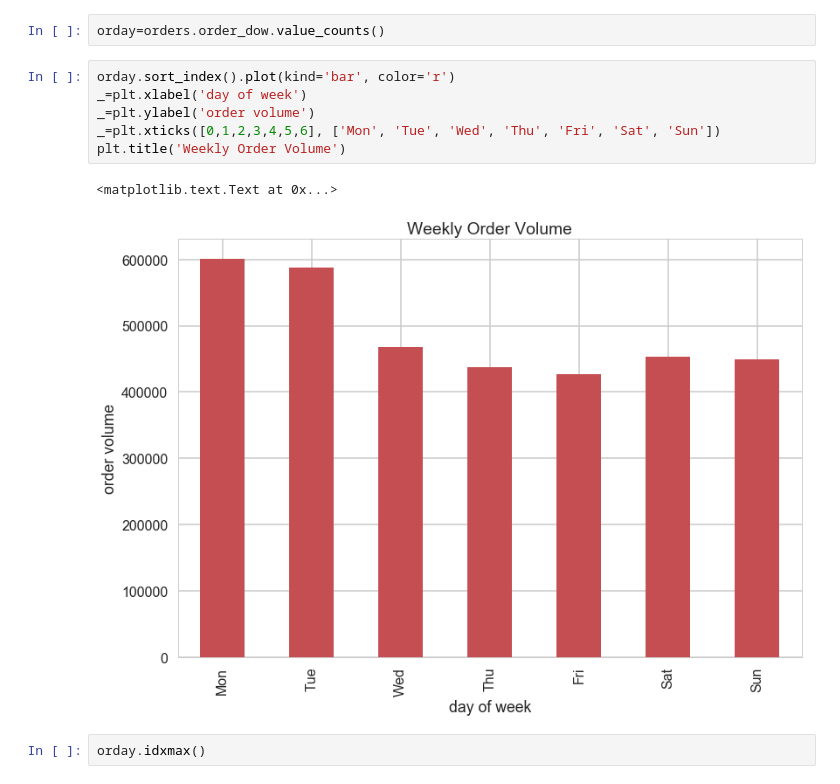
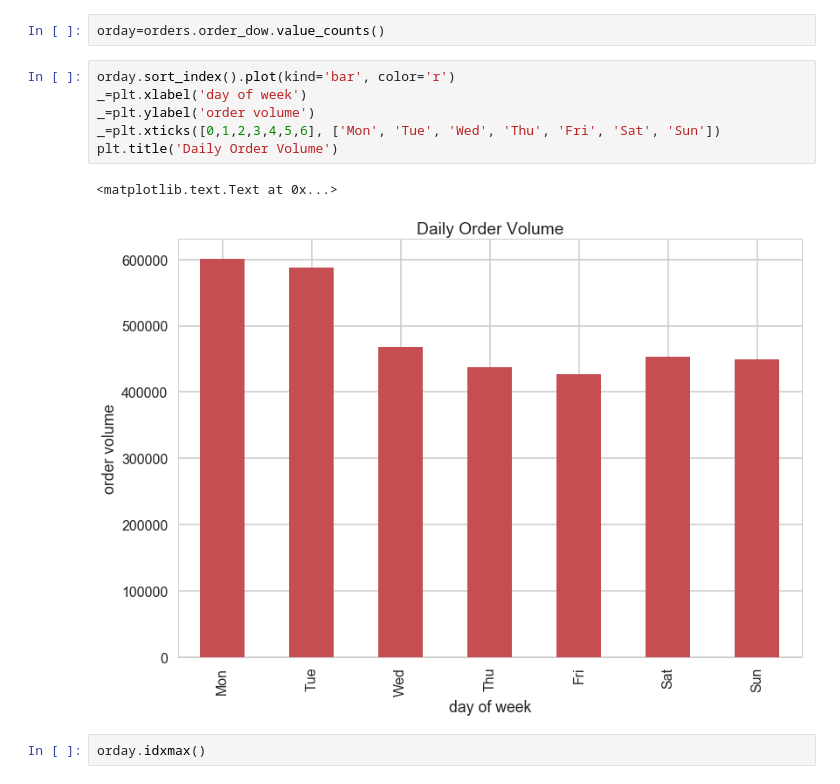
Before and after one commit to DrAugustine1981/InstacartCapstoneProject, a Jupyter notebook: CapstoneProject1.ipynb, the cells around one changed output. Drawn from its saved outputs; the diff is of its cells as text.

```diff
--- a/CapstoneProject1.ipynb
+++ b/CapstoneProject1.ipynb
@@ -235,12 +237,12 @@ orday=orders.order_dow.value_counts()
 # %%
 orday.sort_index().plot(kind='bar', color='r')
 _=plt.xlabel('day of week')
 _=plt.ylabel('order volume')
 _=plt.xticks([0,1,2,3,4,5,6], ['Mon', 'Tue', 'Wed', 'Thu', 'Fri', 'Sat', 'Sun'])
-plt.title('Weekly Order Volume')
+plt.title('Daily Order Volume')
 # %% [output]
 <matplotlib.text.Text at 0x...>
-[figure, old version]
+[figure, new version]
 # %%
 orday.idxmax()
 # %% [output]
```
Also changed, not shown: parts of 42 cells of this notebook, 1 other file.
